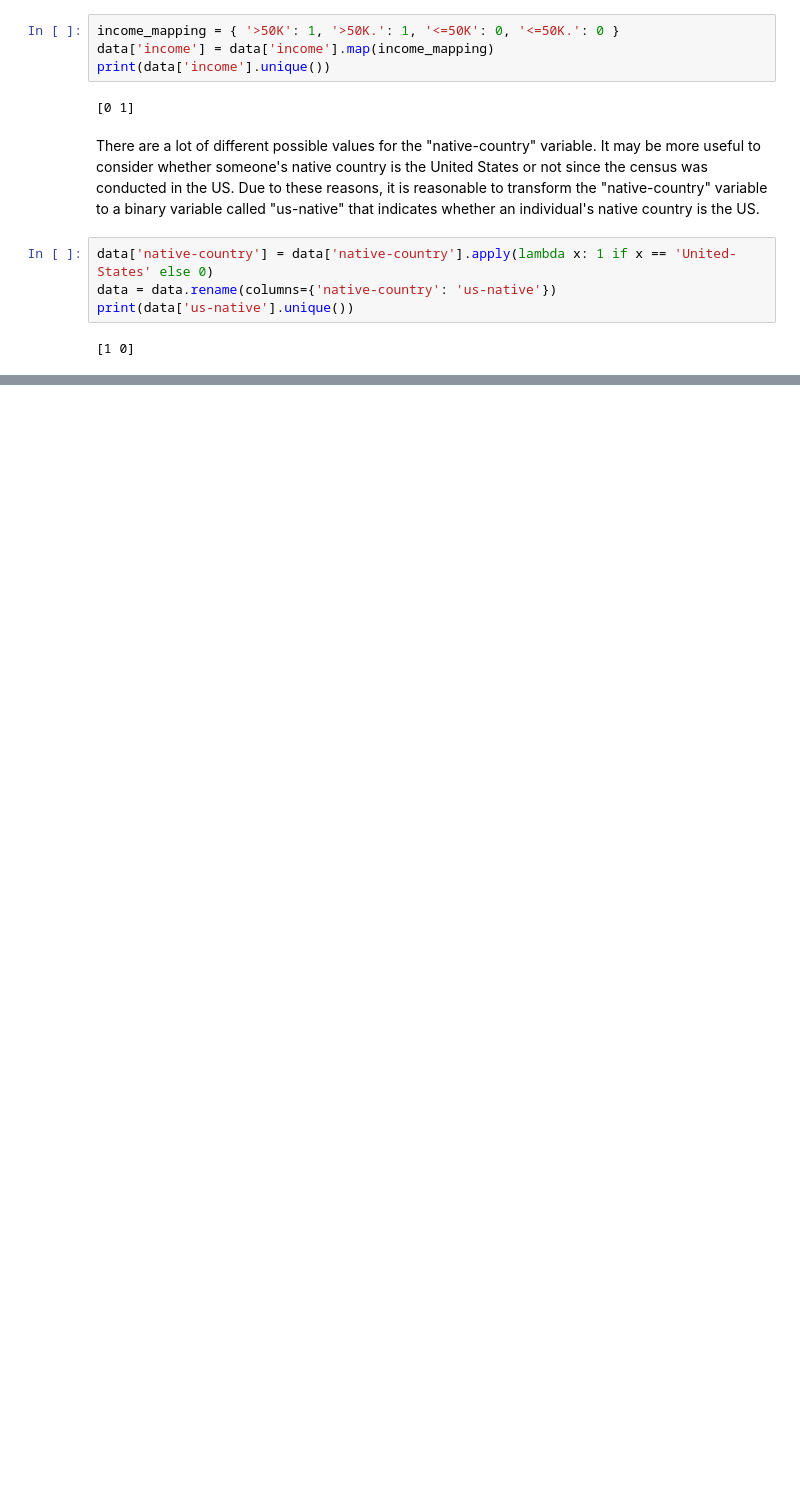
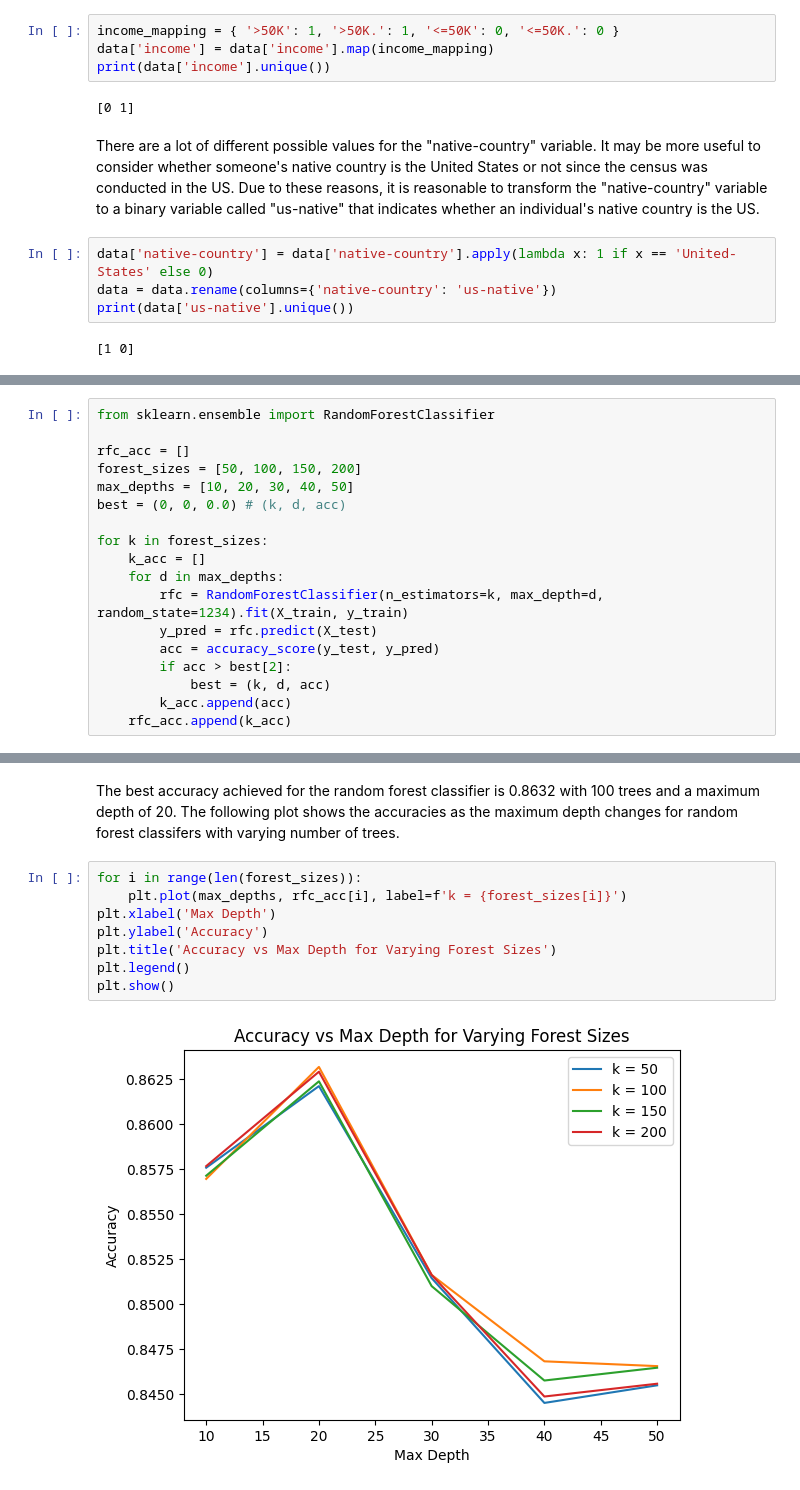
Before and after one commit to niranjsasikumar/Income-Analysis, a Jupyter notebook: income_analysis.ipynb, the cells around one changed output, grey strips where cells are left out. Saved outputs shown, nothing was run; the diff lists cells and outputs as text; blank space fills up the shorter version.

```diff
--- a/income_analysis.ipynb
+++ b/income_analysis.ipynb
@@ -245,0 +388,18 @@ To conclude, from the exploratory data analysis, outliers were found for the "ca
+# %%
+from sklearn.ensemble import RandomForestClassifier
+
+rfc_acc = []
+forest_sizes = [50, 100, 150, 200]
+max_depths = [10, 20, 30, 40, 50]
+best = (0, 0, 0.0) # (k, d, acc)
+
+for k in forest_sizes:
+    k_acc = []
+    for d in max_depths:
+        rfc = RandomForestClassifier(n_estimators=k, max_depth=d, random_state=1234).fit(X_train, y_train)
+        y_pred = rfc.predict(X_test)
+        acc = accuracy_score(y_test, y_pred)
+        if acc > best[2]:
+            best = (k, d, acc)
+        k_acc.append(acc)
+    rfc_acc.append(k_acc)
@@ -245,0 +458,12 @@ To conclude, from the exploratory data analysis, outliers were found for the "ca
+# %% [markdown]
+The best accuracy achieved for the random forest classifier is 0.8632 with 100 trees and a maximum depth of 20. The following plot shows the accuracies as the maximum depth changes for random forest classifers with varying number of trees.
+# %%
+for i in range(len(forest_sizes)):
+    plt.plot(max_depths, rfc_acc[i], label=f'k = {forest_sizes[i]}')
+plt.xlabel('Max Depth')
+plt.ylabel('Accuracy')
+plt.title('Accuracy vs Max Depth for Varying Forest Sizes')
+plt.legend()
+plt.show()
+# %% [output]
+[figure, added]
```
Also changed, not shown: parts of 64 cells of this notebook, 2 other files.
